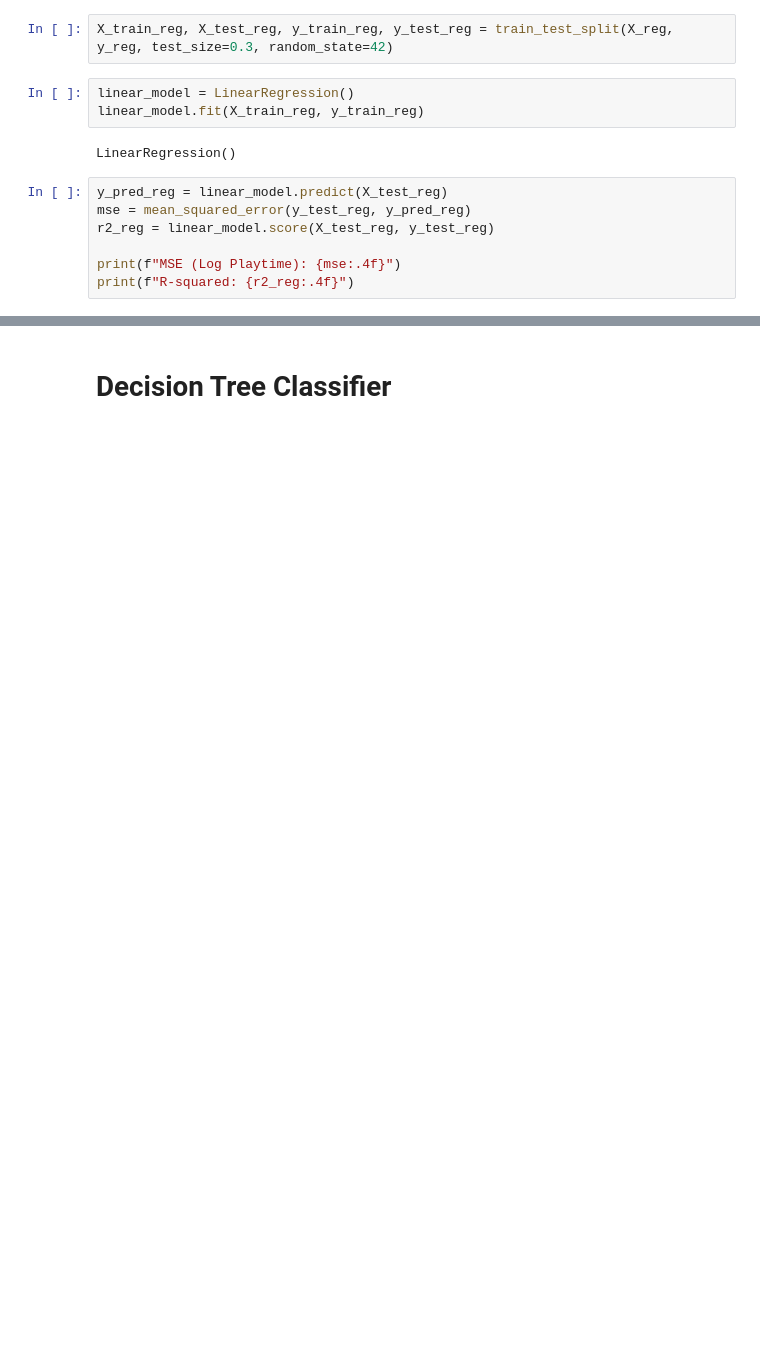
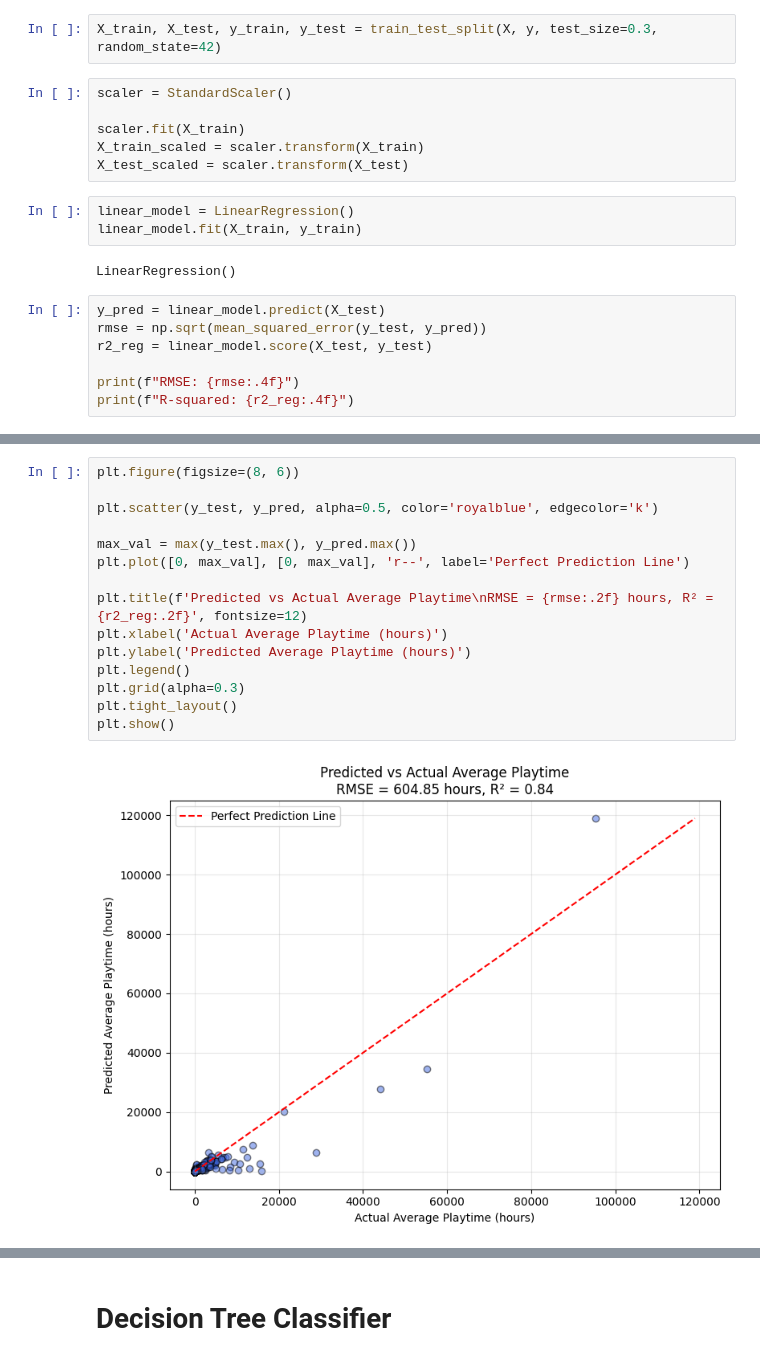
Before and after one commit to LamyaAlkhathami/Game_Addictiveness, a Jupyter notebook: notebooks/beasline.ipynb, the cells around one changed output, grey strips where cells are left out. Cells and saved outputs as stored; diff of their text form; blank space fills up the shorter version.

Commit message:
Beasline model

```diff
--- a/notebooks/beasline.ipynb
+++ b/notebooks/beasline.ipynb
@@ -66,15 +130,21 @@ y_reg = df_final['average_playtime_log']
 # %%
-X_train_reg, X_test_reg, y_train_reg, y_test_reg = train_test_split(X_reg, y_reg, test_size=0.3, random_state=42)
+X_train, X_test, y_train, y_test = train_test_split(X, y, test_size=0.3, random_state=42)
+# %%
+scaler = StandardScaler()
+
+scaler.fit(X_train)
+X_train_scaled = scaler.transform(X_train)
+X_test_scaled = scaler.transform(X_test)
 # %%
 linear_model = LinearRegression()
-linear_model.fit(X_train_reg, y_train_reg)
+linear_model.fit(X_train, y_train)
 # %% [output]
 LinearRegression()
 # %%
-y_pred_reg = linear_model.predict(X_test_reg)
-mse = mean_squared_error(y_test_reg, y_pred_reg)
-r2_reg = linear_model.score(X_test_reg, y_test_reg)
+y_pred = linear_model.predict(X_test)
+rmse = np.sqrt(mean_squared_error(y_test, y_pred))
+r2_reg = linear_model.score(X_test, y_test)
 
-print(f"MSE (Log Playtime): {mse:.4f}")
+print(f"RMSE: {rmse:.4f}")
 print(f"R-squared: {r2_reg:.4f}")
 # %% [output]
@@ -82,0 +153,17 @@ R-squared: 0.9918
+# %%
+plt.figure(figsize=(8, 6))
+
+plt.scatter(y_test, y_pred, alpha=0.5, color='royalblue', edgecolor='k')
+
+max_val = max(y_test.max(), y_pred.max())
+plt.plot([0, max_val], [0, max_val], 'r--', label='Perfect Prediction Line')
+
+plt.title(f'Predicted vs Actual Average Playtime\nRMSE = {rmse:.2f} hours, R² = {r2_reg:.2f}', fontsize=12)
+plt.xlabel('Actual Average Playtime (hours)')
+plt.ylabel('Predicted Average Playtime (hours)')
+plt.legend()
+plt.grid(alpha=0.3)
+plt.tight_layout()
+plt.show()
+# %% [output]
+[figure, added]
```
Also changed, not shown: parts of 28 cells of this notebook.
